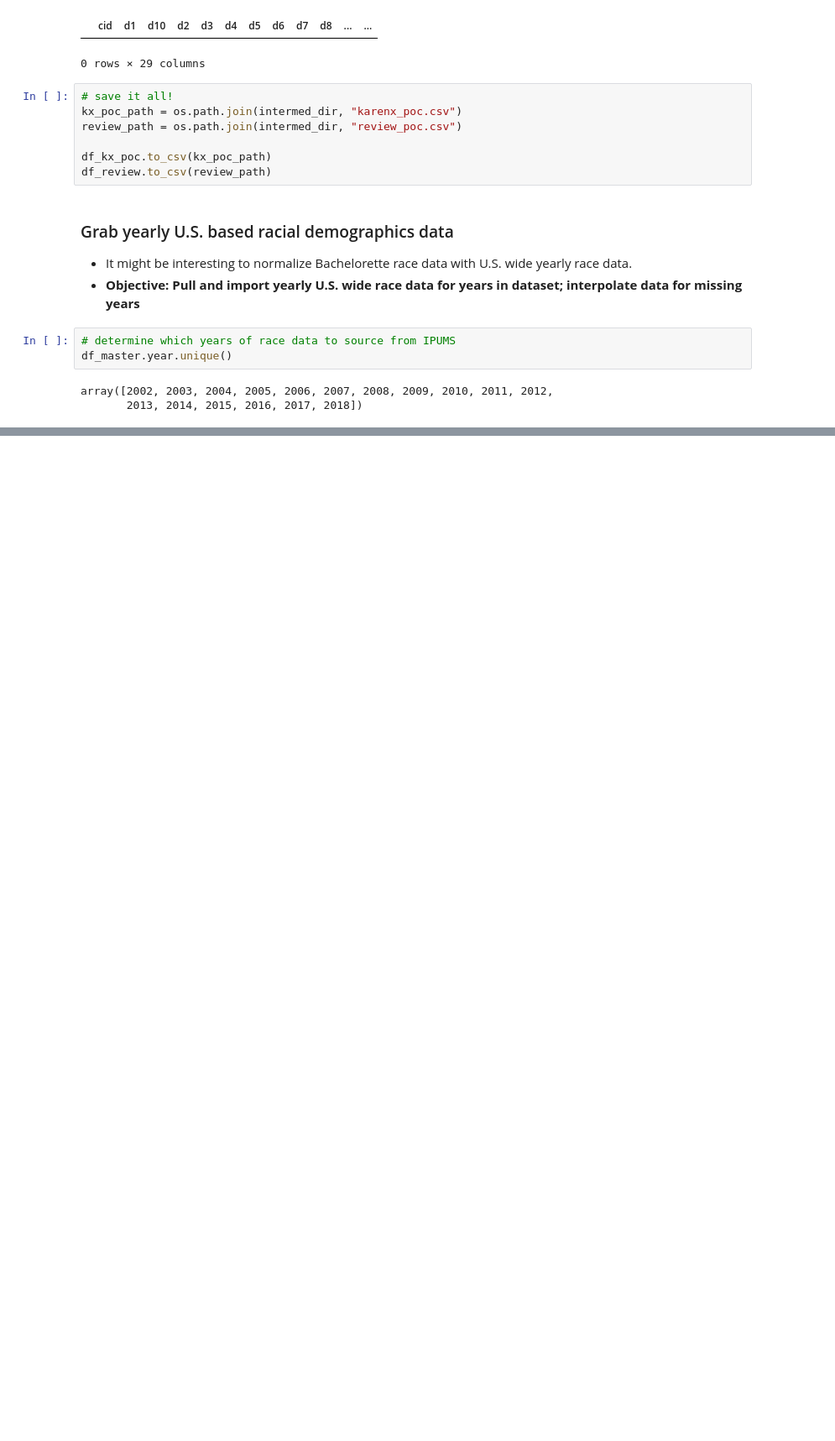
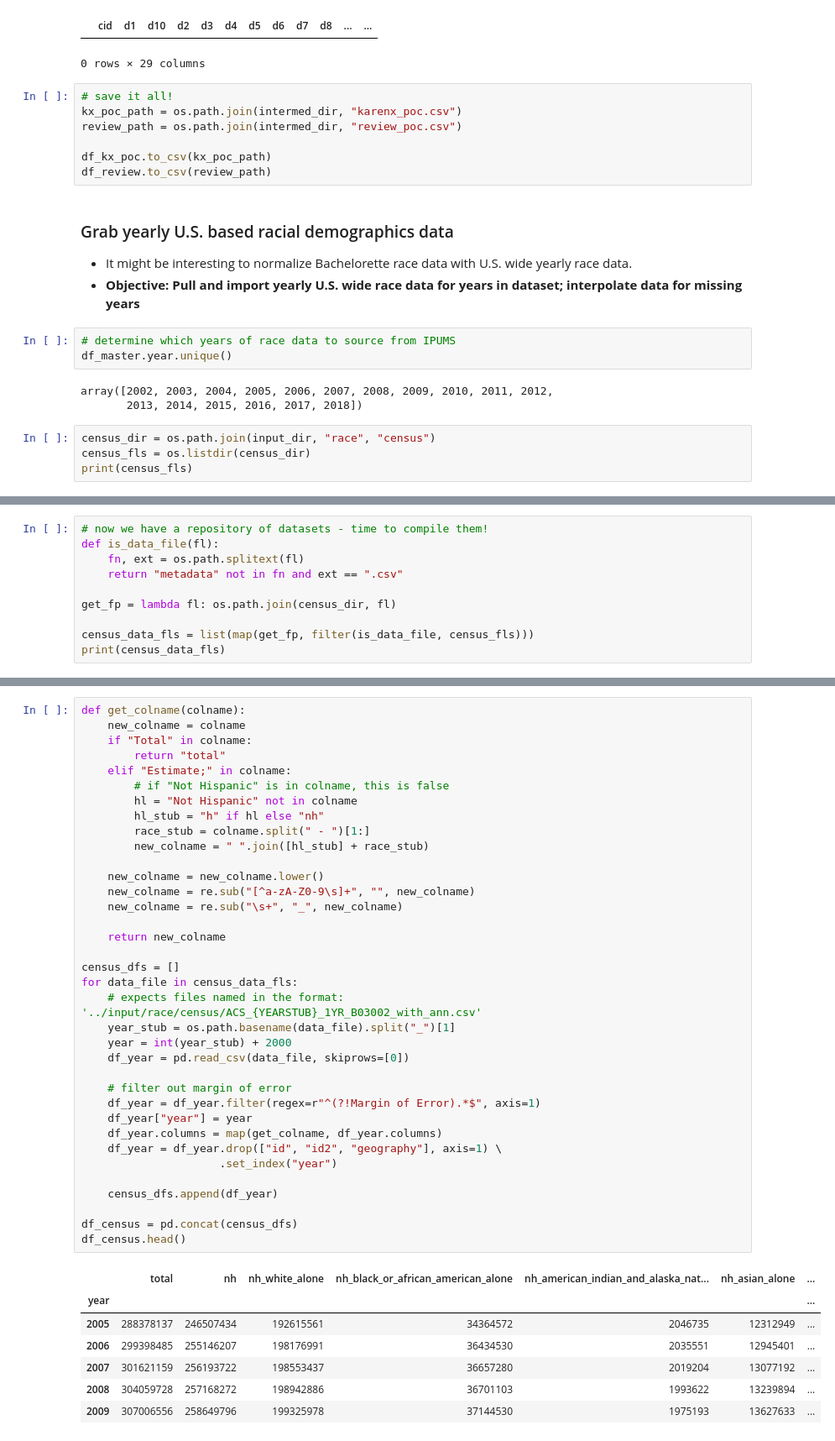
Before and after one commit to angelinahli/bachelorette, a Jupyter notebook: data/scripts/clean_race_data.ipynb, the cells around one changed output, grey strips where cells are left out. Shown at 84% size. Drawn from its saved outputs; the diff is of its cells as text; blank space fills up the shorter version.

Commit message:
pulled and compiled raw yearly census data

```diff
--- a/data/scripts/clean_race_data.ipynb
+++ b/data/scripts/clean_race_data.ipynb
@@ -93,3 +93,7 @@ df_master.year.unique()
 # %% [output]
 array([2002, 2003, 2004, 2005, 2006, 2007, 2008, 2009, 2010, 2011, 2012,
        2013, 2014, 2015, 2016, 2017, 2018])
+# %%
+census_dir = os.path.join(input_dir, "race", "census")
+census_fls = os.listdir(census_dir)
+print(census_fls)
@@ -95,0 +102,10 @@ array([2002, 2003, 2004, 2005, 2006, 2007, 2008, 2009, 2010, 2011, 2012,
+# %%
+# now we have a repository of datasets - time to compile them!
+def is_data_file(fl):
+    fn, ext = os.path.splitext(fl)
+    return "metadata" not in fn and ext == ".csv"
+
+get_fp = lambda fl: os.path.join(census_dir, fl)
+
+census_data_fls = list(map(get_fp, filter(is_data_file, census_fls)))
+print(census_data_fls)
@@ -95,0 +114,44 @@ array([2002, 2003, 2004, 2005, 2006, 2007, 2008, 2009, 2010, 2011, 2012,
+# %%
+def get_colname(colname):
+    new_colname = colname
+    if "Total" in colname:
+        return "total"
+    elif "Estimate;" in colname:
+        # if "Not Hispanic" is in colname, this is false
+        hl = "Not Hispanic" not in colname
+        hl_stub = "h" if hl else "nh"
+        race_stub = colname.split(" - ")[1:]
+        new_colname = " ".join([hl_stub] + race_stub)
+
+    new_colname = new_colname.lower()
+    new_colname = re.sub("[^a-zA-Z0-9\s]+", "", new_colname)
+    new_colname = re.sub("\s+", "_", new_colname)
+
+    return new_colname
+
+census_dfs = []
+for data_file in census_data_fls:
+    # expects files named in the format: '../input/race/census/ACS_{YEARSTUB}_1YR_B03002_with_ann.csv'
+    year_stub = os.path.basename(data_file).split("_")[1]
+    year = int(year_stub) + 2000
+    df_year = pd.read_csv(data_file, skiprows=[0])
+
+    # filter out margin of error
+    df_year = df_year.filter(regex=r"^(?!Margin of Error).*$", axis=1)
+    df_year["year"] = year
+    df_year.columns = map(get_colname, df_year.columns)
+    df_year = df_year.drop(["id", "id2", "geography"], axis=1) \
+                     .set_index("year")
+
+    census_dfs.append(df_year)
+
+df_census = pd.concat(census_dfs)
+df_census.head()
+# %% [output]
+|  | total | nh | nh_white_alone | nh_black_or_african_american_alone | nh_american_indian_and_alaska_nat... | nh_asian_alone | ... |
+| year |  |  |  |  |  |  | ... |
+| 2005 | 288378137 | 246507434 | 192615561 | 34364572 | 2046735 | 12312949 | ... |
+| 2006 | 299398485 | 255146207 | 198176991 | 36434530 | 2035551 | 12945401 | ... |
+| 2007 | 301621159 | 256193722 | 198553437 | 36657280 | 2019204 | 13077192 | ... |
+| 2008 | 304059728 | 257168272 | 198942886 | 36701103 | 1993622 | 13239894 | ... |
+| 2009 | 307006556 | 258649796 | 199325978 | 37144530 | 1975193 | 13627633 | ... |
```
Also changed, not shown: parts of 3 cells of this notebook, 40 other files.
